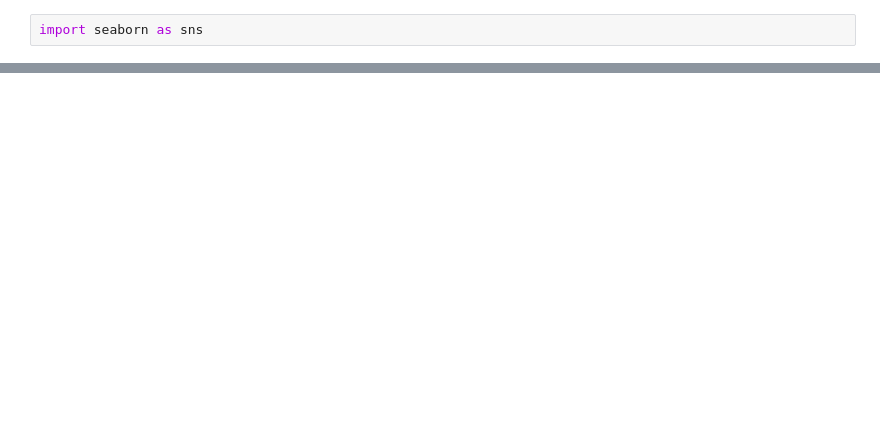
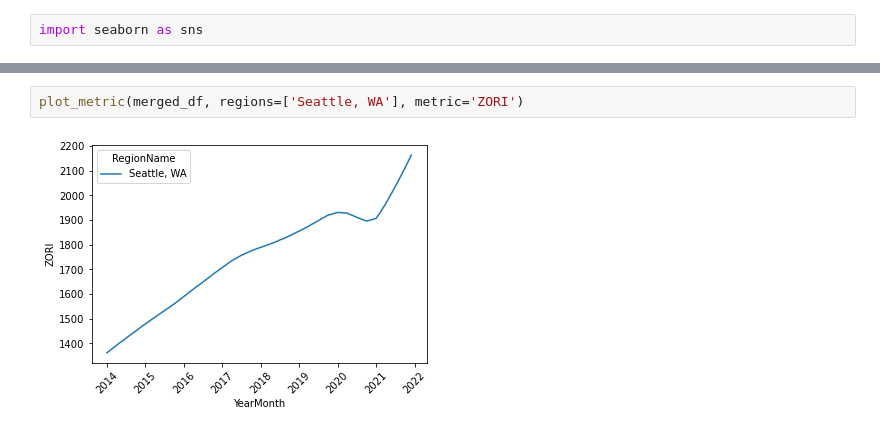
Before and after one commit to blsmxiu47/arcgis-notebooks, a Jupyter notebook: notebooks/housing_market/housing_market_analysis.ipynb, the cells around one changed output, grey strips where cells are left out. Drawn from its saved outputs; the diff is of its cells as text; blank space fills up the shorter version.

```diff
--- a/notebooks/housing_market/housing_market_analysis.ipynb
+++ b/notebooks/housing_market/housing_market_analysis.ipynb
@@ -648,0 +652,4 @@ plot_metric(zhvi_df, metric='ZHVI')
+# %%
+plot_metric(merged_df, regions=['Seattle, WA'], metric='ZORI')
+# %% [output]
+[figure, added]
```
Also changed, not shown: parts of 20 cells of this notebook.
